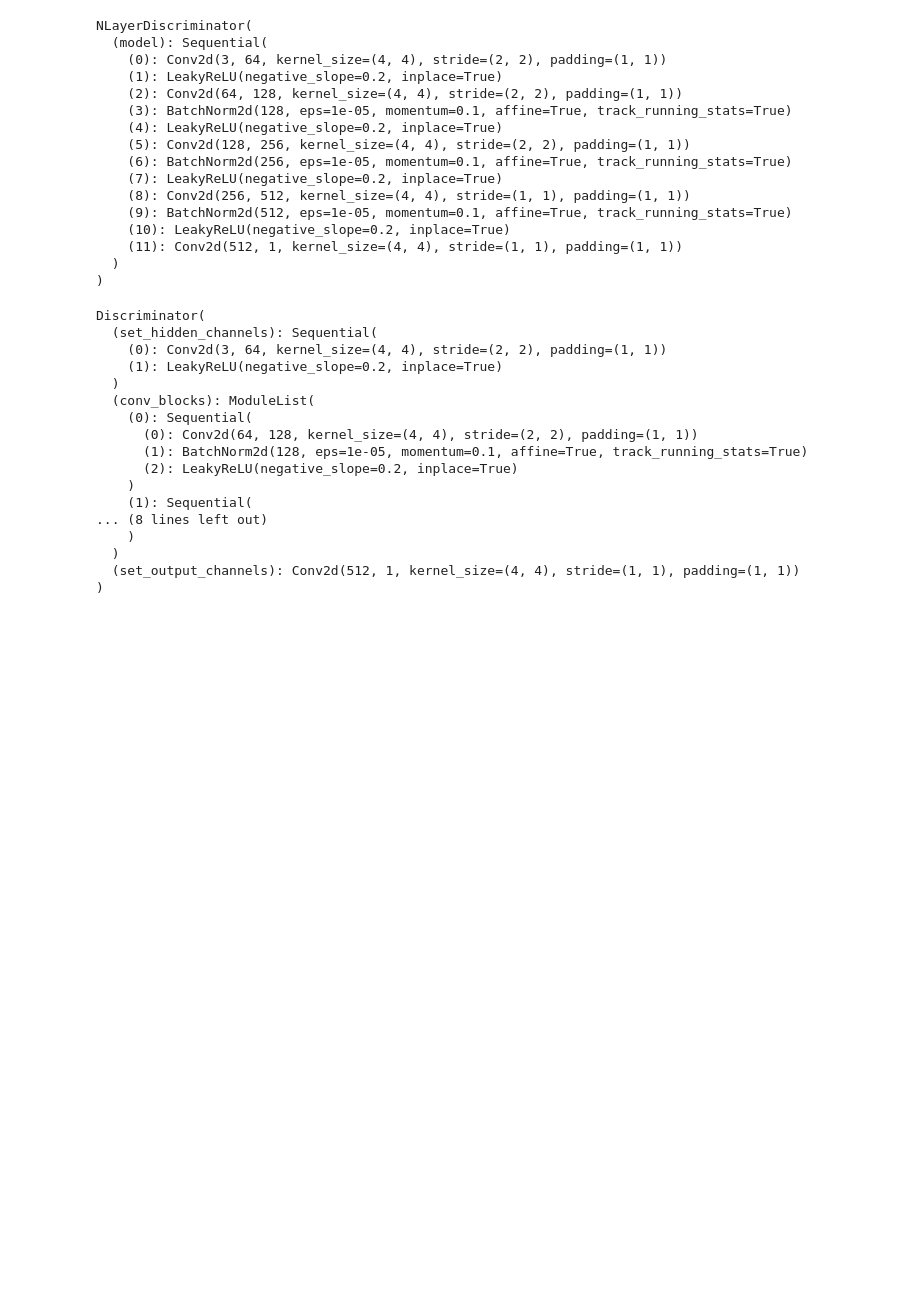
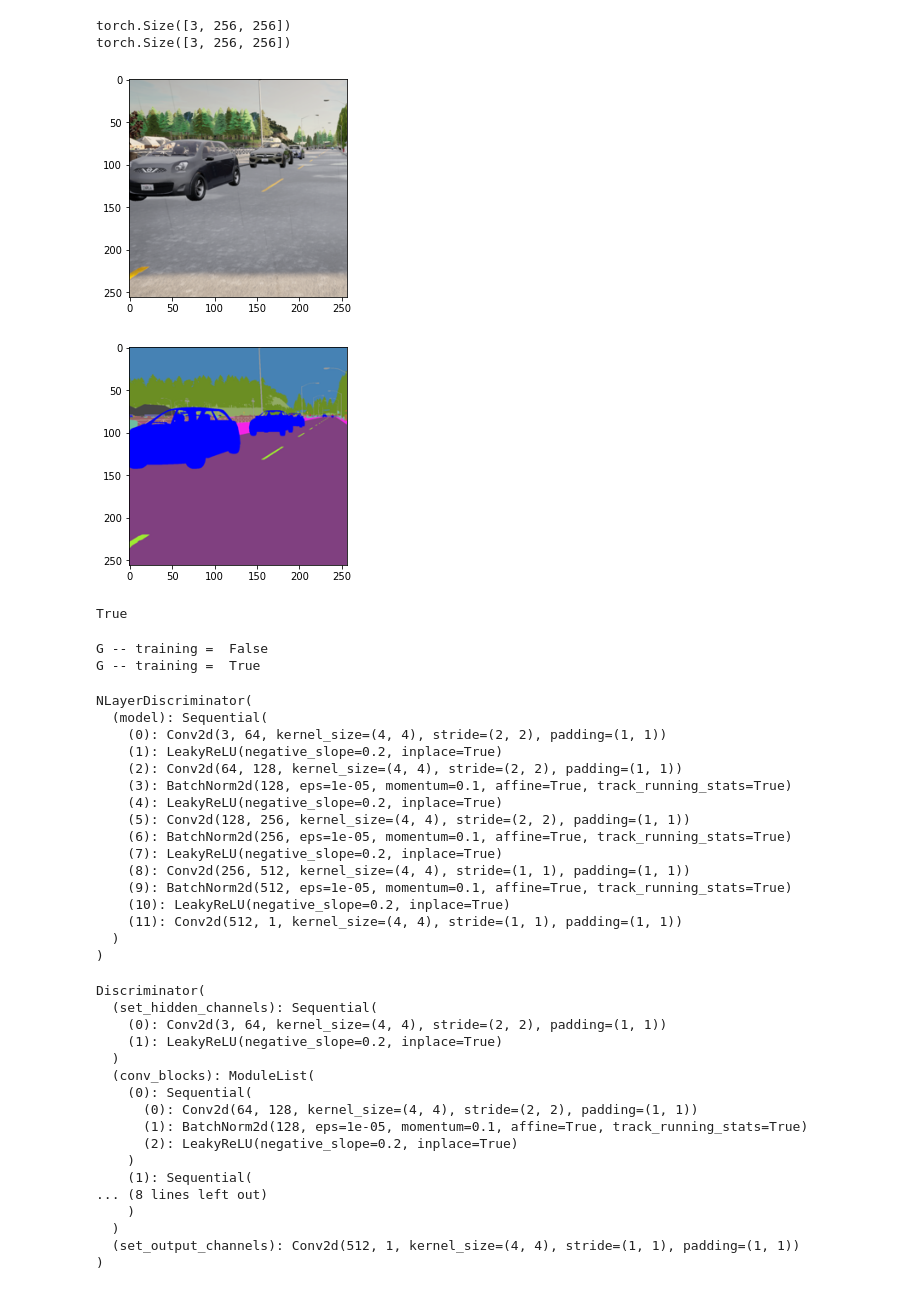
Before and after one commit to gojkoc54/pytorch_Pix2Pix_GAN, a Jupyter notebook: src/playground.ipynb, the cells around one changed output. Cells and saved outputs as stored; diff of their text form; code cells hidden in the pictures; blank space fills up the shorter version.

Commit message:
added classes for Pix2Pix and its dataset and trainer

```diff
--- a/src/playground.ipynb
+++ b/src/playground.ipynb
@@ -8,6 +8,56 @@ from PIL import Image
 
 from models import *
 from utils import *
+# %%
+root_folder = "/home/gojkoc54/GOJKO/Faks/KV/data/pix2pix"
+rgb_folder = "rgb_images"
+semseg_folder = "sem_seg_images"
+crop_size = (256, 256)
+transform = transforms.Compose([
+    transforms.CenterCrop(crop_size),
+    transforms.Resize(crop_size),
+    transforms.ToTensor()
+])
+
+dataset = CarlaPix2PixDataset(root_folder, rgb_folder, semseg_folder, transform)
+
+data = dataset[0]
+print(data['rgb'].shape)
+print(data['semseg'].shape)
+
+plt.imshow(data['rgb'].permute(1, 2, 0))
+plt.show()
+
+plt.imshow(data['semseg'].permute(1, 2, 0))
+plt.show()
+# %% [output]
+torch.Size([3, 256, 256])
+torch.Size([3, 256, 256])
+[figure, added]
+[figure, added]
+# %%
+params = {}
+params['G_in_channels'] = 3
+params['G_hidden_channels'] = 64
+params['G_out_channels'] = 3
+params['G_depth'] = 4
+
+params['D_in_channels'] = 3
+params['D_hidden_channels'] = 64
+params['D_depth'] = 3
+
+p2p = Pix2Pix(params)
+p2p.G.training
+# %% [output]
+True
+# %%
+p2p.set_mode(G_mode='eval', D_mode='train')
+
+print("G -- training = ", p2p.G.training)
+print("G -- training = ", p2p.D.training)
+# %% [output]
+G -- training =  False
+G -- training =  True
 # %%
 lr = 0.0002
 epochs = 100
```
Also changed, not shown: parts of 1 cell of this notebook, 3 other files.
